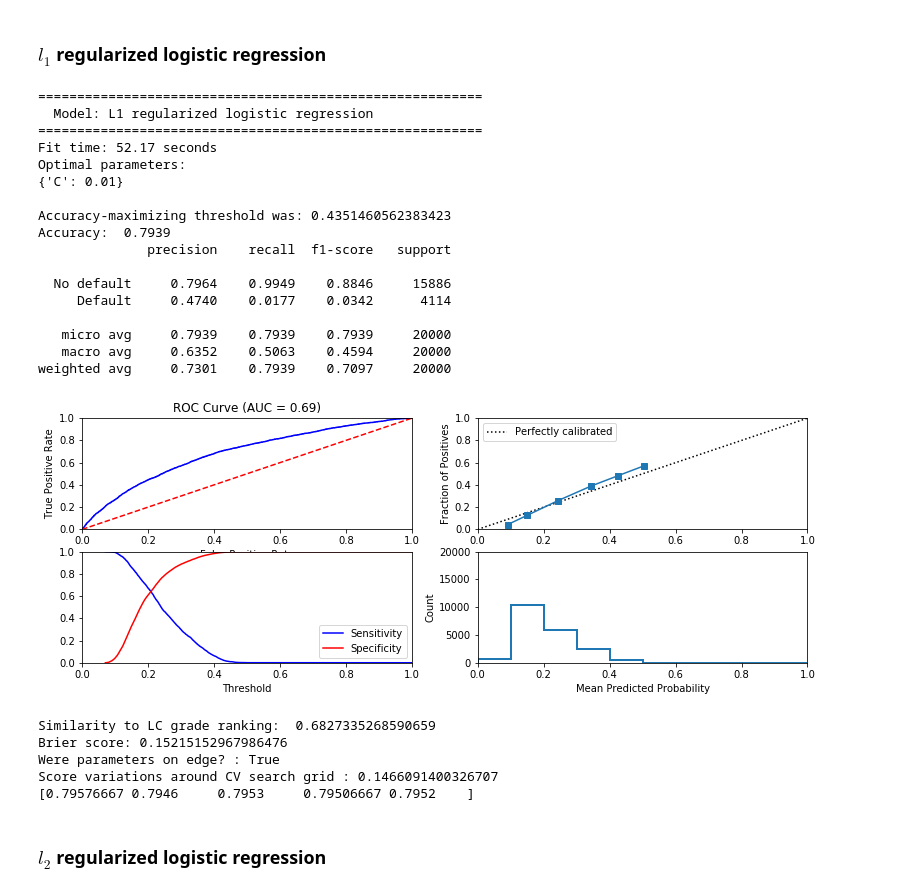
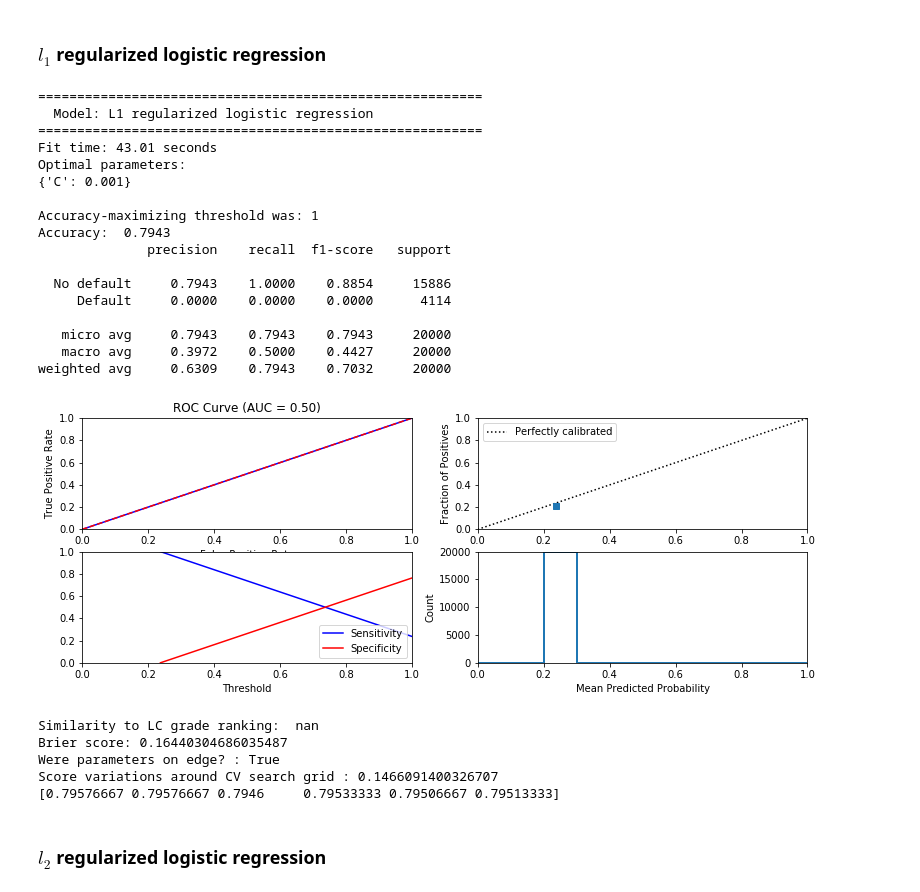
Before and after one commit to vickyzzn/LendingClubCase, a Jupyter notebook: CS-Phase 3.ipynb, the cells around one changed output. Saved outputs shown, nothing was run; the diff lists cells and outputs as text; code cells hidden in the pictures.

```diff
--- a/CS-Phase 3.ipynb
+++ b/CS-Phase 3.ipynb
@@ -501,34 +501,34 @@ Score variations around CV search grid : 0.0
 # %%
 ## Train and test a l_1 regularized logistic regression classifier
 
 l1_logistic = LogisticRegression(penalty='l1')
-cv_parameters = {'C': [0.01, 0.1, 1, 10, 100]}
+cv_parameters = {'C': [0.001, 0.01, 0.1, 1, 10, 100]}
 
 l1_logistic = fit_classification(l1_logistic, data_dict, cv_parameters, 'L1 regularized logistic regression')
 # %% [output]
 =========================================================
   Model: L1 regularized logistic regression
 =========================================================
-Fit time: 52.17 seconds
+Fit time: 43.01 seconds
 Optimal parameters:
-{'C': 0.01}
+{'C': 0.001}
 
-Accuracy-maximizing threshold was: 0.4351460562383423
-Accuracy:  0.7939
+Accuracy-maximizing threshold was: 1
+Accuracy:  0.7943
               precision    recall  f1-score   support
 
-  No default     0.7964    0.9949    0.8846     15886
-     Default     0.4740    0.0177    0.0342      4114
+  No default     0.7943    1.0000    0.8854     15886
+     Default     0.0000    0.0000    0.0000      4114
 
-   micro avg     0.7939    0.7939    0.7939     20000
-   macro avg     0.6352    0.5063    0.4594     20000
-weighted avg     0.7301    0.7939    0.7097     20000
+   micro avg     0.7943    0.7943    0.7943     20000
+   macro avg     0.3972    0.5000    0.4427     20000
+weighted avg     0.6309    0.7943    0.7032     20000
-[figure, old version]
+[figure, new version]
-Similarity to LC grade ranking:  0.6827335268590659
-Brier score: 0.15215152967986476
+Similarity to LC grade ranking:  nan
+Brier score: 0.16440304686035487
 Were parameters on edge? : True
 Score variations around CV search grid : 0.1466091400326707
-[0.79576667 0.7946     0.7953     0.79506667 0.7952    ]
+[0.79576667 0.79576667 0.7946     0.79533333 0.79506667 0.79513333]
 # %% [markdown]
 ### $l_2$ regularized logistic regression
 # %%
```
Also changed, not shown: parts of 23 cells of this notebook.
